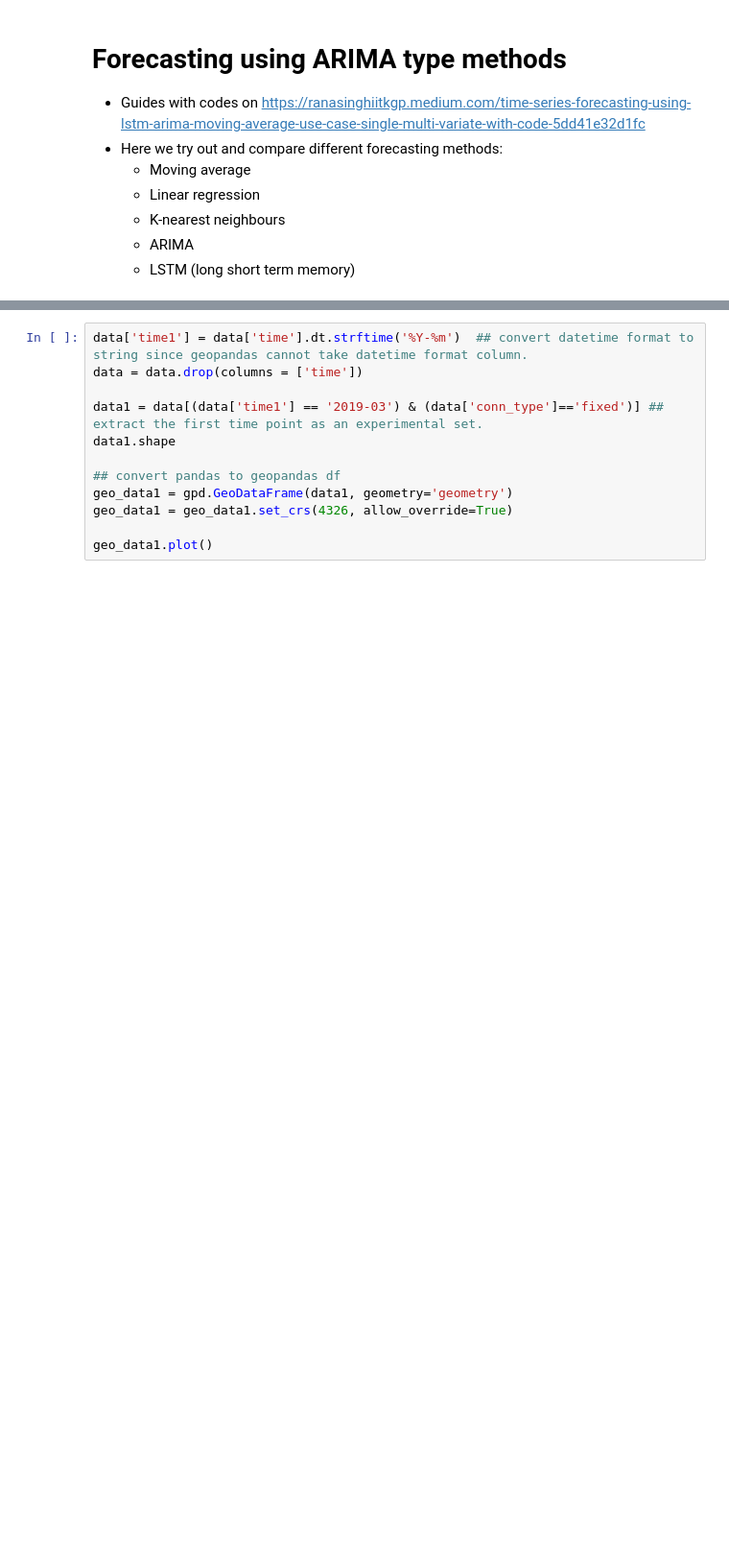
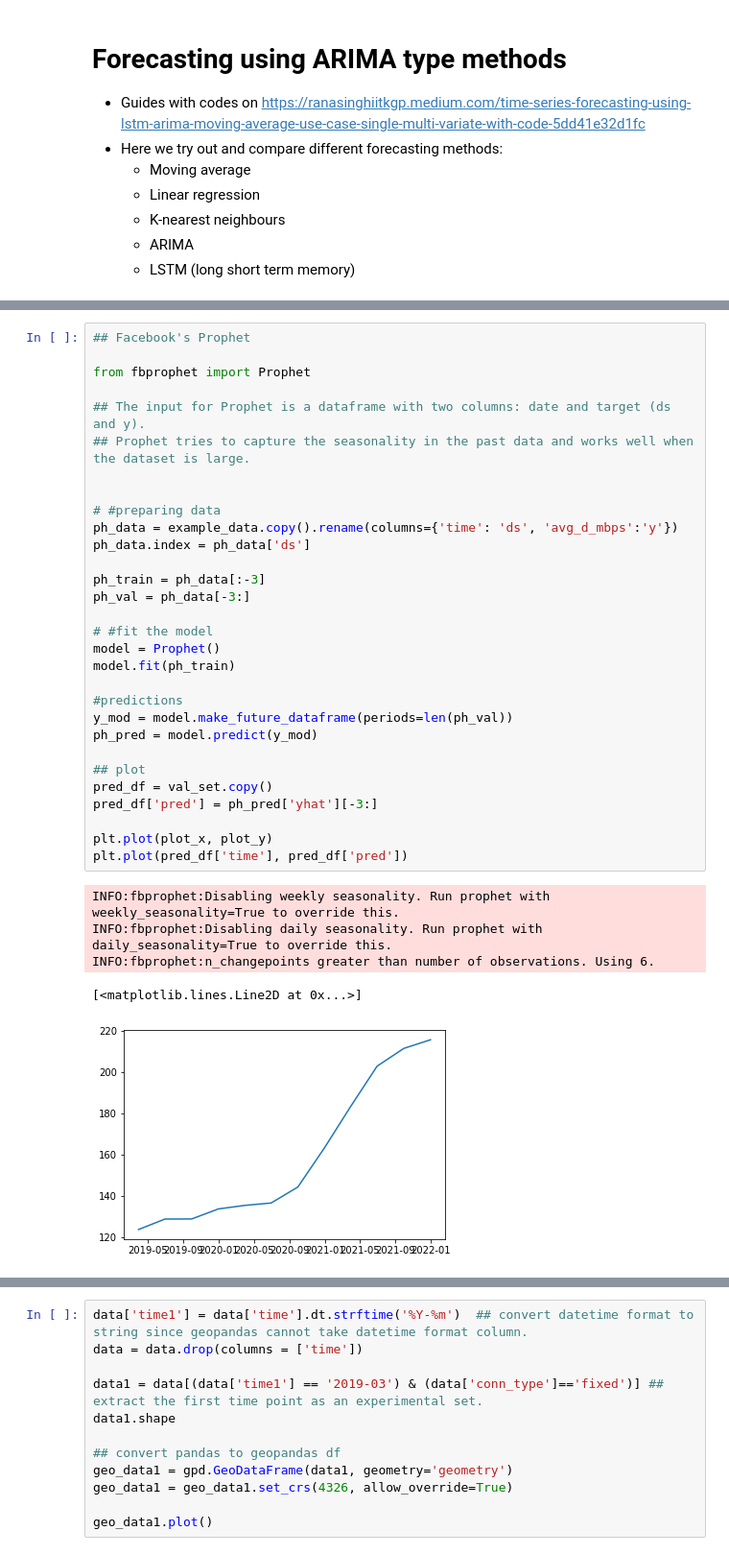
Before and after one commit to rennydoig/ssc22-case-comp, a Jupyter notebook: sonny_dir/E11-Forecasting using ARIMA.ipynb, the cells around one changed output, grey strips where cells are left out. Shown: that part at 96% size. Saved outputs shown, nothing was run; the diff lists cells and outputs as text; blank space fills up the shorter version.

```diff
--- a/sonny_dir/E11-Forecasting using ARIMA.ipynb
+++ b/sonny_dir/E11-Forecasting using ARIMA.ipynb
@@ -200,0 +248,36 @@ Total fit time: 0.438 seconds
+# %%
+## Facebook's Prophet
+
+from fbprophet import Prophet
+
+## The input for Prophet is a dataframe with two columns: date and target (ds and y).
+## Prophet tries to capture the seasonality in the past data and works well when the dataset is large.
+
+
+# #preparing data
+ph_data = example_data.copy().rename(columns={'time': 'ds', 'avg_d_mbps':'y'})
+ph_data.index = ph_data['ds']
+
+ph_train = ph_data[:-3]
+ph_val = ph_data[-3:]
+
+# #fit the model
+model = Prophet()
+model.fit(ph_train)
+
+#predictions
+y_mod = model.make_future_dataframe(periods=len(ph_val))
+ph_pred = model.predict(y_mod)
+
+## plot
+pred_df = val_set.copy()
+pred_df['pred'] = ph_pred['yhat'][-3:]
+
+plt.plot(plot_x, plot_y)
+plt.plot(pred_df['time'], pred_df['pred'])
+# %% [output]
+INFO:fbprophet:Disabling weekly seasonality. Run prophet with weekly_seasonality=True to override this.
+INFO:fbprophet:Disabling daily seasonality. Run prophet with daily_seasonality=True to override this.
+INFO:fbprophet:n_changepoints greater than number of observations. Using 6.
+[<matplotlib.lines.Line2D at 0x...>]
+[figure, added]
```
Also changed, not shown: parts of 8 cells of this notebook.
